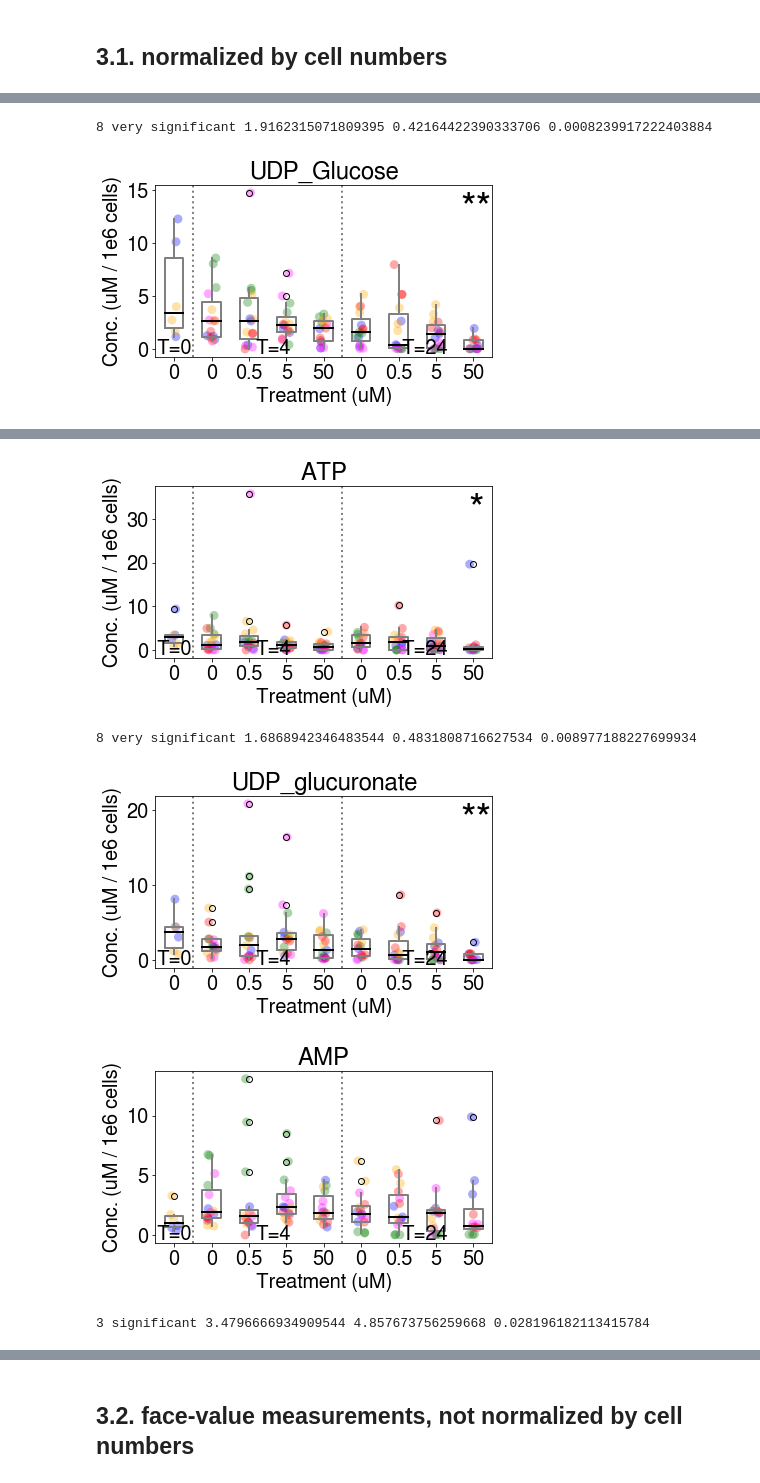
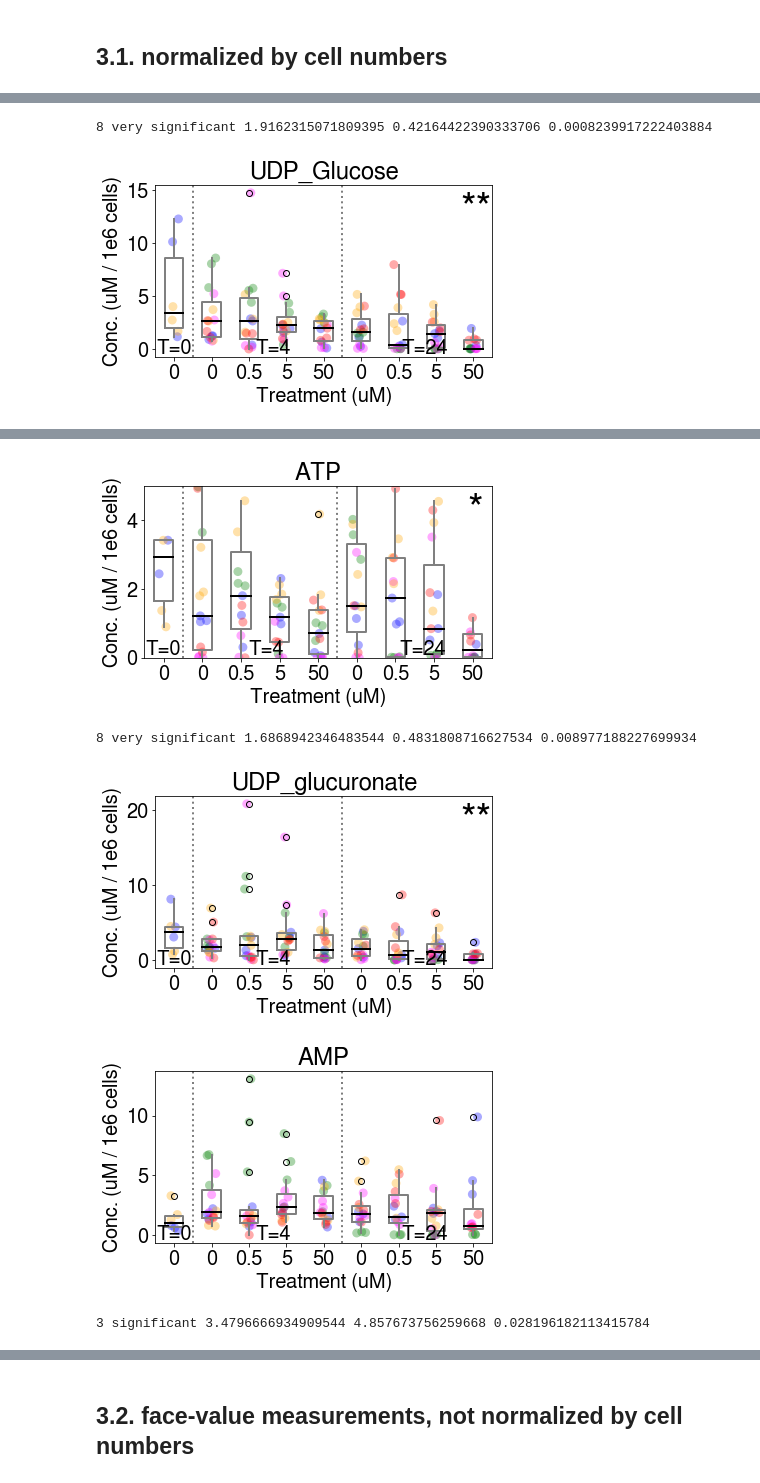
Before and after one commit to adelomana/HUVECs, a Jupyter notebook: 02.analysis_intra.ipynb, the cells around one changed output, grey strips where cells are left out. Cells and saved outputs as stored; diff of their text form; code cells hidden in the pictures.

```diff
--- a/02.analysis_intra.ipynb
+++ b/02.analysis_intra.ipynb
@@ -55,5 +203,9 @@ print(df)
 # %% [markdown]
 ## 3.1. normalized by cell numbers
+# %%
+for metab in df.columns[5:]:
+    for time in time:
+        for exp in experiment
 # %%
 for metab in df.columns[5:]:
 
@@ -167,6 +319,9 @@ for metab in df.columns[5:]:
     matplotlib.pyplot.ylabel('Conc. (uM / 1e6 cells)')
     matplotlib.pyplot.xticks([1, 2, 3, 4, 5, 6, 7, 8, 9], ['0', '0', '0.5', '5', '50', '0', '0.5', '5', '50'])
     matplotlib.pyplot.title(metab)
+
+    if metab == 'ATP':
+        matplotlib.pyplot.ylim([0, 5])
     matplotlib.pyplot.tight_layout()
     matplotlib.pyplot.show()
 # %% [output]
@@ -176,2 +331,2 @@ for metab in df.columns[5:]:
 8 very significant 1.9162315071809395 0.42164422390333706 0.0008239917222403884
-[figure, old version]
+[figure, new version]
@@ -179,5 +334,5 @@ for metab in df.columns[5:]:
-[figure, old version]
+[figure, new version]
 8 very significant 1.6868942346483544 0.4831808716627534 0.008977188227699934
-[figure, old version]
+[figure, new version]
-[figure, old version]
+[figure, new version]
 3 significant 3.4796666934909544 4.857673756259668 0.028196182113415784
```
Also changed, not shown: parts of 3 cells of this notebook, 1 other file.
